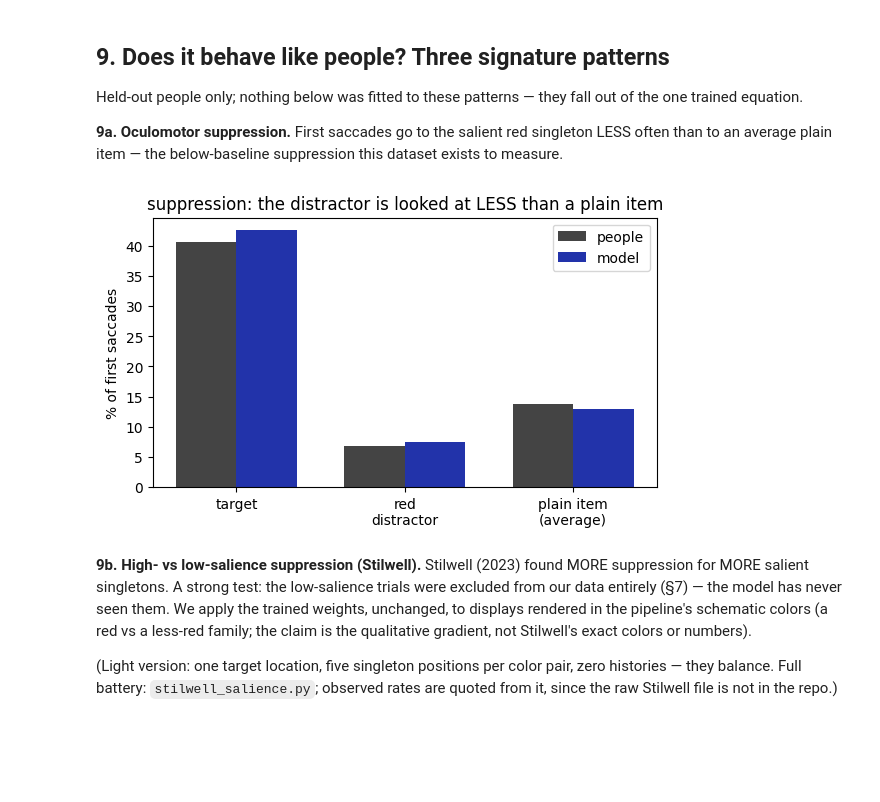
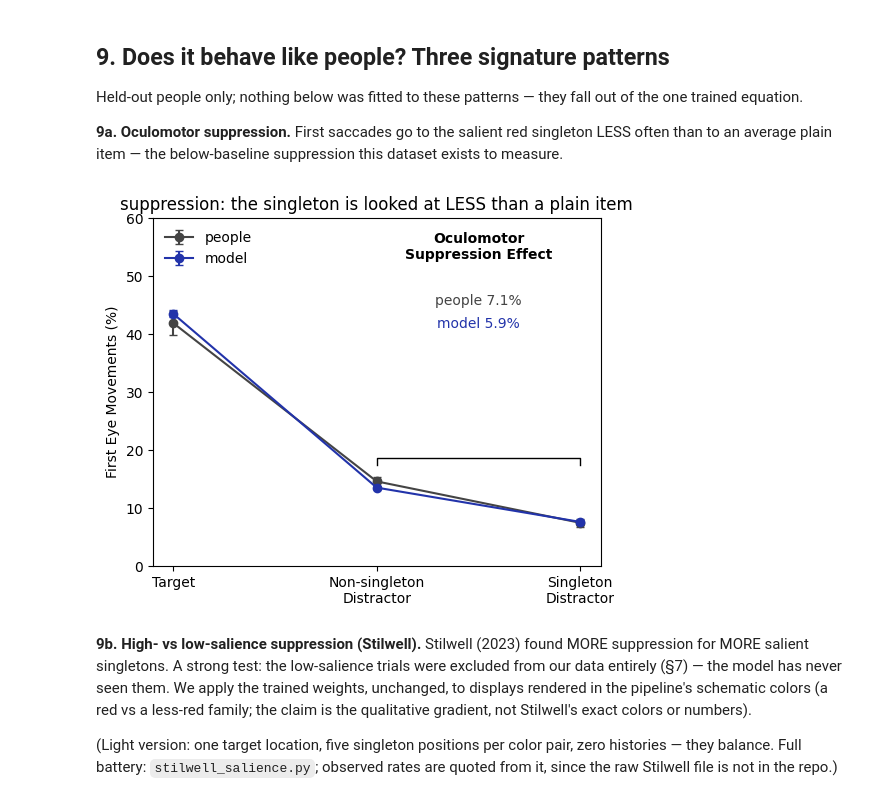
Before and after one commit to HanZhang-psych/Ego-Spatial-Sense, a Jupyter notebook: Visual-Search/tutorial_visual_search.ipynb, the cells around one changed output. Saved outputs shown, nothing was run; the diff lists cells and outputs as text; code cells hidden in the pictures; blank space fills up the shorter version.

```diff
--- a/Visual-Search/tutorial_visual_search.ipynb
+++ b/Visual-Search/tutorial_visual_search.ipynb
@@ -845,33 +829,66 @@ below-baseline suppression this dataset exists to measure.
 # %%
 first = torch.tensor((sacc.saccindex == 1).values)  # all True: the scope
 sing_present = torch.tensor((sacc.singLoc > 0).values)
 rows = torch.arange(N)
 isT = torch.zeros(N, 6); isT[rows, torch.tensor(sacc.targLoc.values) - 1] = 1
 isS = torch.zeros(N, 6)
 sp = torch.tensor(sacc.singLoc.values)
 isS[rows[sp > 0], sp[sp > 0] - 1] = 1
 chose = torch.zeros(N, 6); chose[rows, tt["choice"]] = 1
 
 m = test & first & sing_present
 ot = (chose[m] * isT[m]).sum() / m.sum() * 100
 os_ = (chose[m] * isS[m]).sum() / m.sum() * 100
 mt = (prob[m] * isT[m]).sum() / m.sum() * 100
 ms = (prob[m] * isS[m]).sum() / m.sum() * 100
 n_plain = (tt["valid"][m].sum(1).float() - 2).clamp(min=1).mean()
 ons = (100 - ot - os_) / n_plain
 mns = (100 - mt - ms) / n_plain
 
-x = np.arange(3); width = 0.36
-plt.figure(figsize=(6.5, 3.5))
-plt.bar(x - width/2, [ot, os_, ons], width, label="people", color="#444444")
-plt.bar(x + width/2, [mt, ms, mns], width, label="model", color="#2233aa")
-plt.xticks(x, ["target", "red\ndistractor", "plain item\n(average)"])
-plt.ylabel("% of first saccades")
-plt.title("suppression: the distractor is looked at LESS than a plain item")
-plt.legend()
+# per-person rates: each held-out subject contributes one mean per
+# item type; points = mean over people, error bars = SEM
+per = pd.DataFrame(dict(
+    si=tt["si"][m].numpy(),
+    obs_t=(chose[m]*isT[m]).sum(1).numpy(),
+    obs_s=(chose[m]*isS[m]).sum(1).numpy(),
+    mod_t=(prob[m]*isT[m]).sum(1).numpy(),
+    mod_s=(prob[m]*isS[m]).sum(1).numpy(),
+    n_pl=(tt["valid"][m].sum(1).float() - 2).clamp(min=1).numpy()))
+for w_ in ("obs", "mod"):    # plain-item average per saccade
+    per[w_ + "_ns"] = (1 - per[w_ + "_t"] - per[w_ + "_s"]) / per.n_pl
+per = per.drop(columns="n_pl").groupby("si").mean() * 100
+sem = per.std(0) / np.sqrt(len(per))
+
+order = ["t", "ns", "s"]     # target, non-singleton, singleton
+x = np.arange(3)
+plt.figure(figsize=(5.4, 4.4))
+supp = {}
+for w_, c_, lab in [("obs", "#444444", "people"),
+                    ("mod", "#2233aa", "model")]:
+    y = [per[f"{w_}_{k}"].mean() for k in order]
+    e = [sem[f"{w_}_{k}"] for k in order]
+    plt.errorbar(x, y, yerr=e, color=c_, marker="o", ms=6,
+                 capsize=3, lw=1.5, label=lab)
+    supp[w_] = y[1] - y[2]   # non-singleton minus singleton
+# the suppression bracket: non-singleton vs singleton distractor
+top = max(per.obs_ns.mean(), per.mod_ns.mean()) + 4
+plt.plot([1, 1, 2, 2], [top - 1.2, top, top, top - 1.2], "k-", lw=1)
+plt.text(1.5, 53, "Oculomotor\nSuppression Effect", ha="center",
+         fontsize=10, fontweight="bold")
+plt.text(1.5, 45, f"people {supp['obs']:.1f}%", ha="center",
+         fontsize=10, color="#444444")
+plt.text(1.5, 41, f"model {supp['mod']:.1f}%", ha="center",
+         fontsize=10, color="#2233aa")
+plt.xticks(x, ["Target", "Non-singleton\nDistractor",
+               "Singleton\nDistractor"])
+plt.ylabel("First Eye Movements (%)")
+plt.ylim(0, 60)
+plt.legend(loc="upper left", frameon=False)
+plt.title("suppression: the singleton is looked at LESS than a plain item")
+plt.tight_layout()
 plt.show()
 # %% [output]
-[figure, old version]
+[figure, new version]
 # %% [markdown]
 **9b. High- vs low-salience suppression (Stilwell).** Stilwell
 (2023) found MORE suppression for MORE salient singletons. A
```
Also changed, not shown: parts of 1 cell of this notebook.
